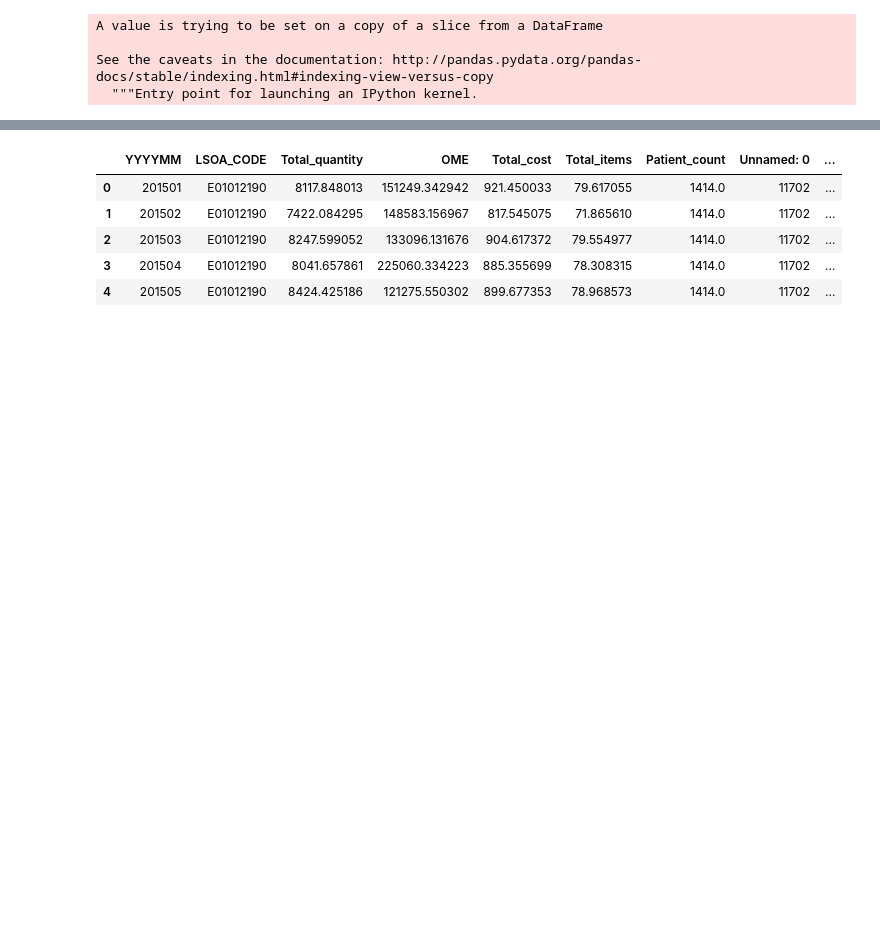
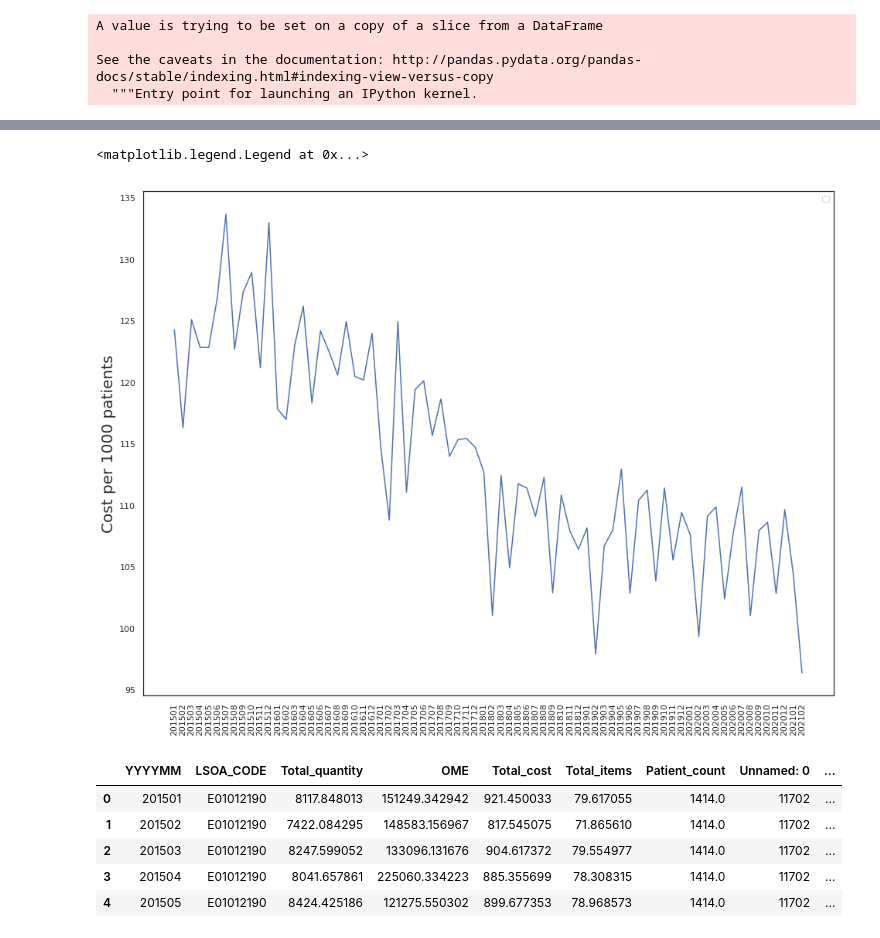
Before and after one commit to sagarjoglekar/NHSPrescriptionsParser, a Jupyter notebook: notebooks/DataPrep_validate.ipynb, the cells around one changed output, grey strips where cells are left out. Saved outputs shown, nothing was run; the diff lists cells and outputs as text; code cells hidden in the pictures; blank space fills up the shorter version.

```diff
--- a/notebooks/DataPrep_validate.ipynb
+++ b/notebooks/DataPrep_validate.ipynb
@@ -167,3 +167,17 @@ ax.legend()
+# %%
+fig, ax = plt.subplots()
+fig.set_size_inches(16, 12)
+sns.set_style("white")
+plt.grid(False)
+# plt.title("Anti allergic prescriptions",fontsize=20)
+
+sns.lineplot(y=area_df['mean_cost'],x=np.arange(0,len(area_df),1))
+plt.ylabel("Cost per 1000 patients",fontsize=20)
+plt.xticks(np.arange(0,len(area_df),1),area_df['YYYYMM'],rotation=90)
+ax.legend()
+# %% [output]
+<matplotlib.legend.Legend at 0x...>
+[figure, added]
 # %%
 presc_sub = presc[(presc['YYYYMM'] >= 201501) & (presc['YYYYMM'] <= 201512)]
 # %%
```
Also changed, not shown: parts of 12 cells of this notebook, 4 other files.
